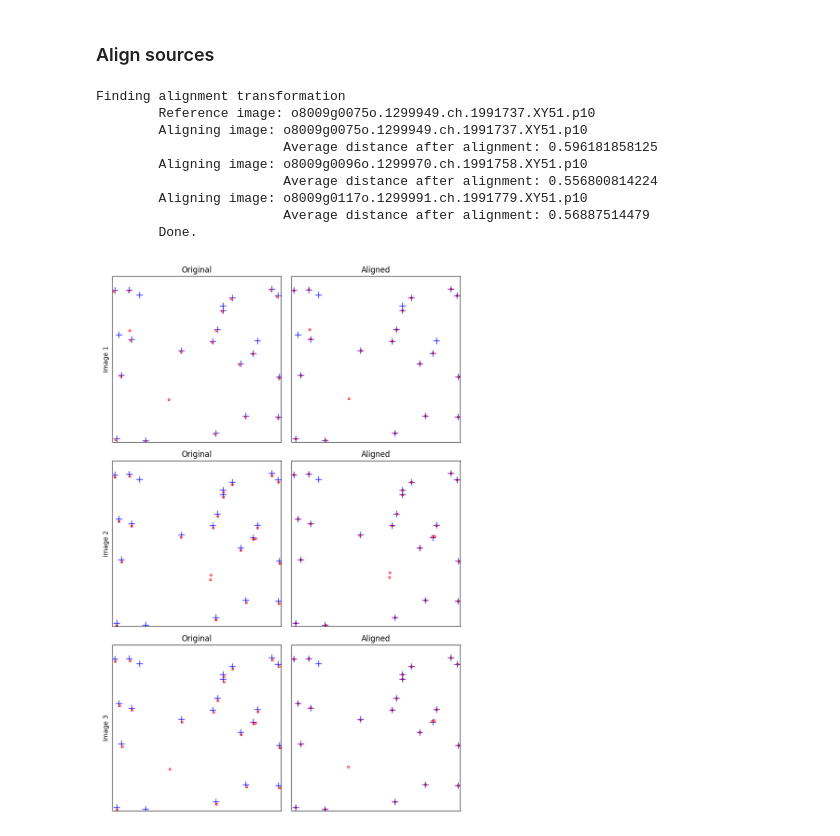
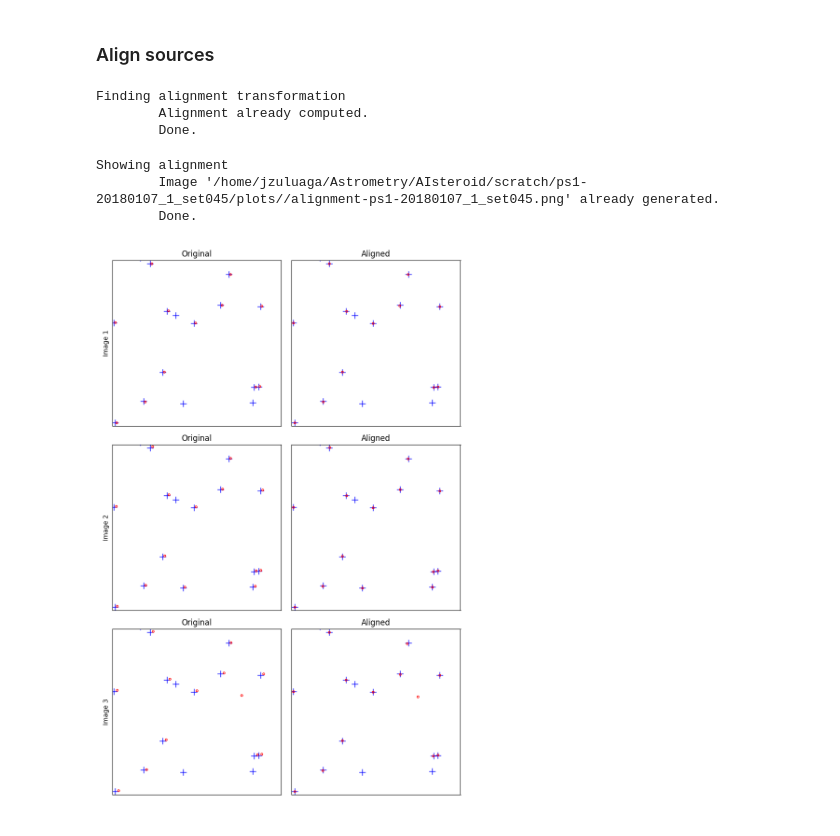
Before and after one commit to seap-udea/AIsteroid, a Jupyter notebook: extract.ipynb, the cells around one changed output. Drawn from its saved outputs; the diff is of its cells as text; code cells hidden in the pictures.

```diff
--- a/extract.ipynb
+++ b/extract.ipynb
@@ -13,6 +13,7 @@ from aisteroid import *
 #CONF.SET="example" ##Choose your preferred imageset
 #CONF.CFG="example" ##You choose your preferred observatory configuration (example.cfg)
 #CONF.OVERWRITE=1 ##Overwrite all previous actions
+CONF.SET='ps1-20180107_1_set045'
 # %% [markdown]
 #### DO NOT TOUCH IF YOU ARE NOT SURE
 # %%
@@ -110,9 +104,8 @@ plotfile=PLOT_DIR+"sources-%s.png"%CONF.SET
 if CONF.QPLOT:
     plt.ioff() ##Comment to see interactive figure
 
+    print0("Showing sources")
     if not os.path.isfile(plotfile) or CONF.OVERWRITE:
-
-        print0("Showing sources")
 
         ncols=2
         nrows=int(nimgs/ncols)
@@ -135,7 +128,7 @@ if CONF.QPLOT:
         waterMark(axs[0,1])
         fig.savefig(plotfile)
     else:
-        if CONF.QPLOT:print0("Image '%s' already generated."%plotfile)
+        if CONF.QPLOT:print0("\tImage '%s' already generated."%plotfile)
     print0("\tDone.")
 Image(filename=plotfile)
 # %% [output]
@@ -213,13 +207,7 @@ else:
 print("\tDone.")
 # %% [output]
 Finding alignment transformation
-        Reference image: o8009g0075o.1299949.ch.1991737.XY51.p10
-        Aligning image: o8009g0075o.1299949.ch.1991737.XY51.p10
-                        Average distance after alignment: 0.596181858125
-        Aligning image: o8009g0096o.1299970.ch.1991758.XY51.p10
-                        Average distance after alignment: 0.556800814224
-        Aligning image: o8009g0117o.1299991.ch.1991779.XY51.p10
-                        Average distance after alignment: 0.56887514479
+        Alignment already computed.
         Done.
 # %%
 plotfile="%s/alignment-%s.png"%(PLOT_DIR,CONF.SET)
@@ -228,6 +216,7 @@ detector=AIA["detector"]
 if CONF.QPLOT:
     plt.ioff() ##Comment to see interactive figure
 
+    print0("Showing alignment")
     if (not os.path.isfile(plotfile) or CONF.OVERWRITE) and CONF.QPLOT:
         plt.ioff()
         fig,axs=plt.subplots(3,2,sharex=True,sharey=True,figsize=(8,12))
@@ -244,34 +233,37 @@ if CONF.QPLOT:
             image["xy"]=imsource[["X_IMAGE","Y_IMAGE"]].values
             image["xy_aligned"]=imsource[["X_ALIGN","Y_ALIGN"]].values
 
             xcen=image["xy"][:,0].mean()
             ycen=image["xy"][:,1].mean()
 
             ax=axs[i,0]
             ax.plot(images[0]["xy"][:,0]-1,images[0]["xy"][:,1]-1,'b+',ms=10,mfc='None')
             ax.plot(image["xy"][:,0]-1,image["xy"][:,1]-1,'ro',ms=3,mfc='None')
 
             ax.set_title("Original")
             ax.set_ylabel("Image %d"%iimg)
 
             ax=axs[i,1]
             ax.set_title("Aligned")
             ax.plot(images[0]["xy_aligned"][:,0]-1,images[0]["xy_aligned"][:,1]-1,'b+',ms=10,mfc='None')
             ax.plot(image["xy_aligned"][:,0]-1,image["xy_aligned"][:,1]-1,'ro',ms=3,mfc='None')
 
         #Zoom in the center
         ax.set_xlim((xcen-dx,xcen+dx))
         ax.set_ylim((ycen-dy,ycen+dy))
 
         for ax in mat2lst(axs):
             ax.set_xticks([])
             ax.set_yticks([])
 
         fig.tight_layout()
         fig.savefig(plotfile)
-else:
-    if CONF.QPLOT:print0("Image '%s' already generated."%plotfile)
-    print0("\tDone.")
+    else:
+        if CONF.QPLOT:print0("\tImage '%s' already generated."%plotfile)
+        print0("\tDone.")
 Image(filename=plotfile)
 # %% [output]
+Showing alignment
+        Image '/home/jzuluaga/Astrometry/AIsteroid/scratch/ps1-20180107_1_set045/plots//alignment-ps1-20180107_1_set045.png' already generated.
+        Done.
-[figure, old version]
+[figure, new version]
```
Also changed, not shown: parts of 3 cells of this notebook, 5 other files.
